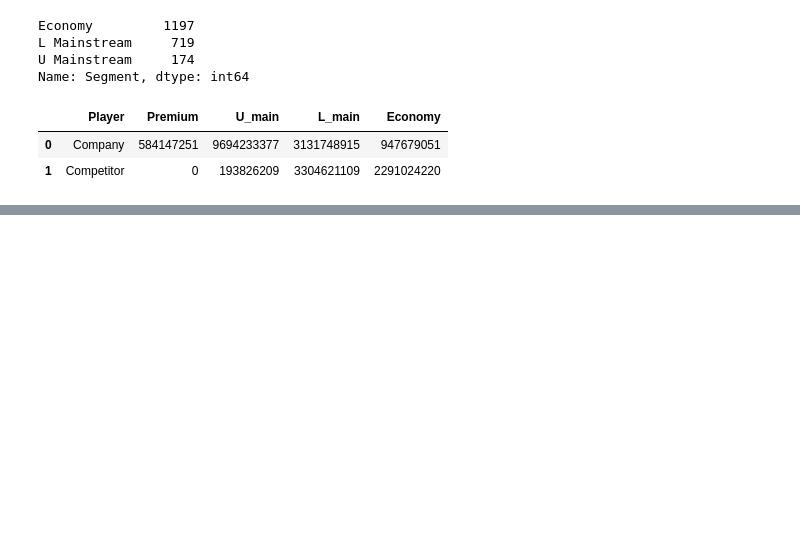
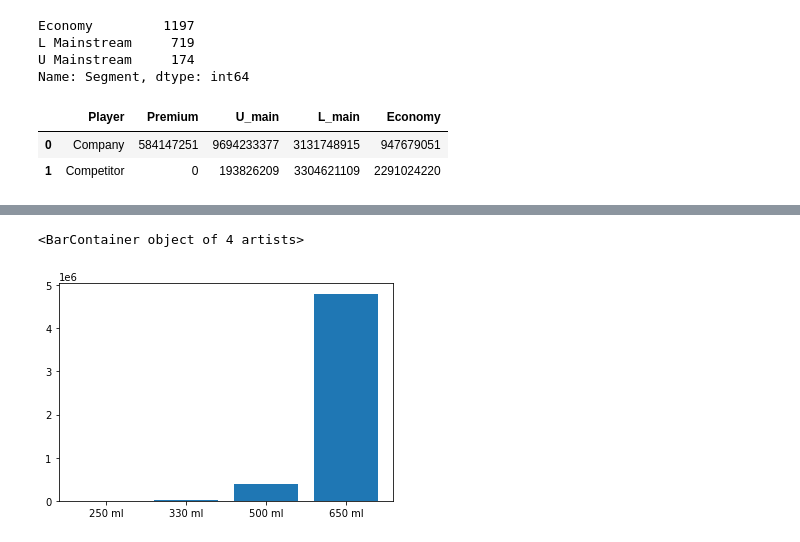
Before and after one commit to Parth-Jain-2002/BITS-BYTE, a Jupyter notebook: analysis_subham_1.ipynb, the cells around one changed output, grey strips where cells are left out. Cells and saved outputs as stored; diff of their text form; code cells hidden in the pictures; blank space fills up the shorter version.

```diff
--- a/analysis_subham.ipynb
+++ b/analysis_subham_1.ipynb
@@ -450,0 +450,22 @@ Text(0.5, 1.0, 'Competitor Economy')
+# %%
+#identifying which capacity bottles are in most demand in the market
+
+df_250 = df[df["PackSize"]==250]
+df_330 = df[df["PackSize"]==330]
+df_500 = df[df["PackSize"]==500]
+df_650 = df[df["PackSize"]==650]
+
+sum_250=df_250["Volume Sales"].sum()
+sum_330=df_330["Volume Sales"].sum()
+sum_500=df_500["Volume Sales"].sum()
+sum_650=df_650["Volume Sales"].sum()
+
+pack_size_dict = {"250 ml" : sum_250, "330 ml": sum_330,"500 ml":sum_500,"650 ml":sum_650}
+volume = list(pack_size_dict.keys())
+sales = list(pack_size_dict.values())
+plt.bar(volume,sales)
+
+#Bottles with 650 ml are clearly more in demand in the market.
+# %% [output]
+<BarContainer object of 4 artists>
+[figure, added]
```
Also changed, not shown: parts of 36 cells of this notebook, 9 other files.
